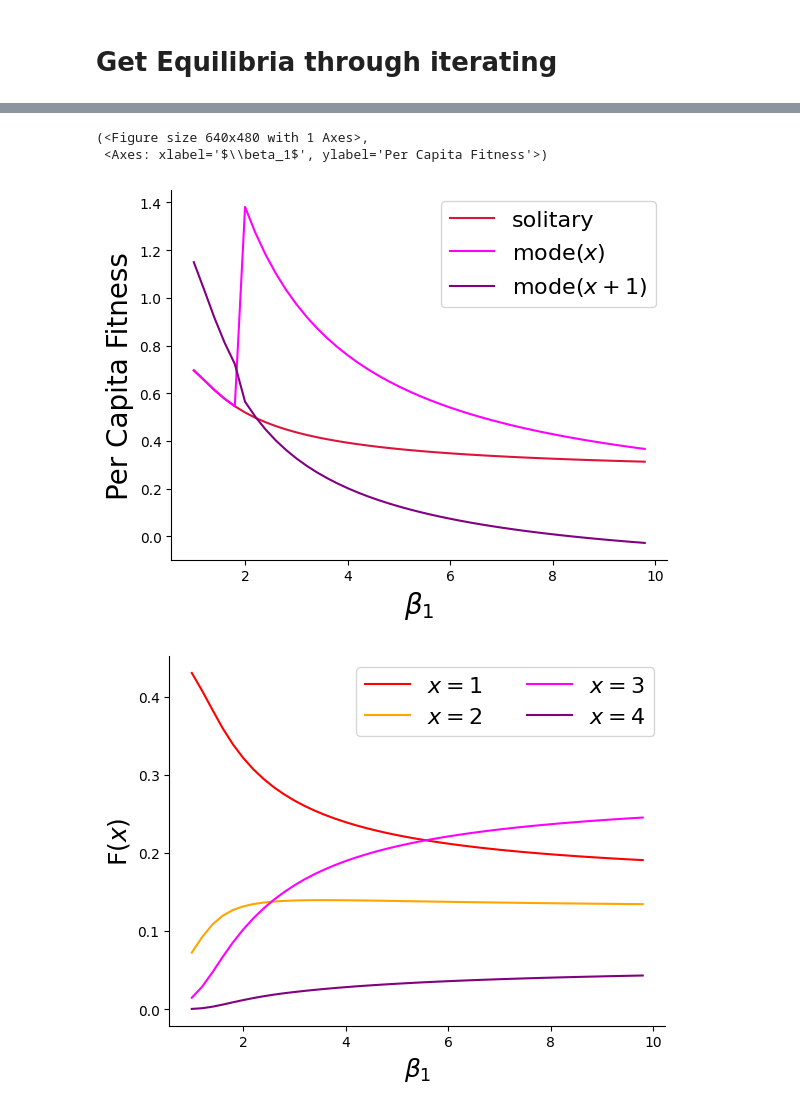
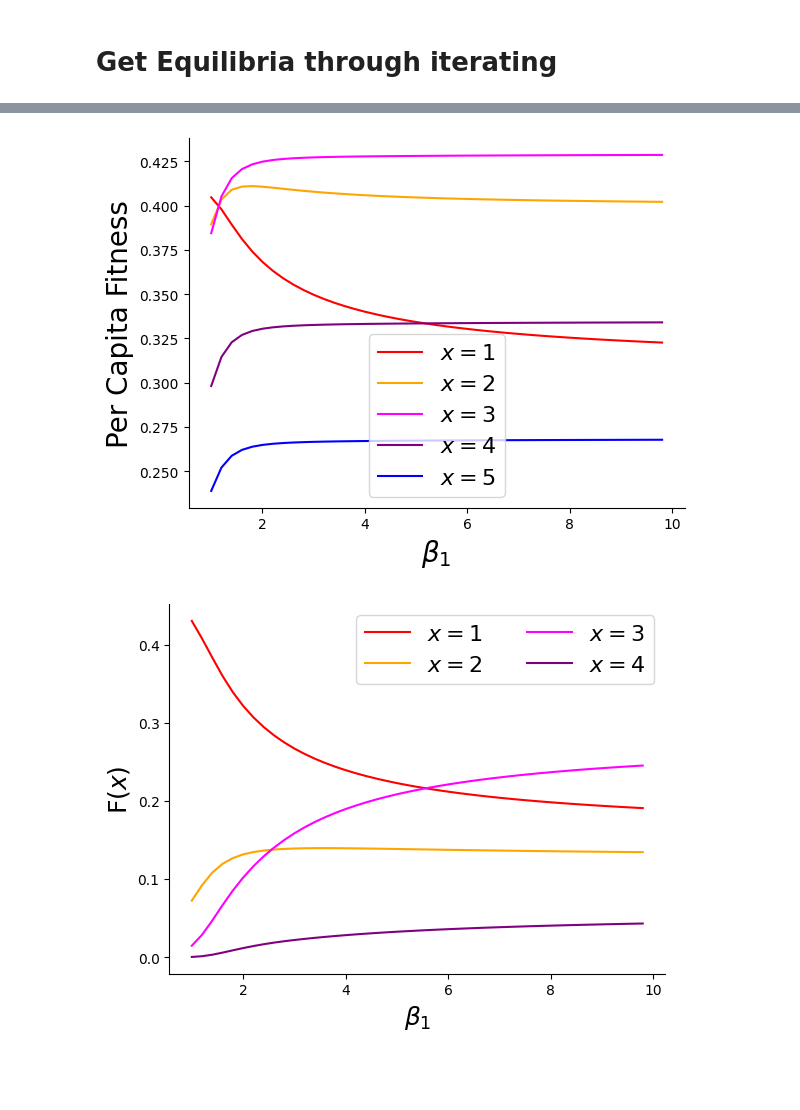
Before and after one commit to taliaborofsky/AdaptiveDynamics_CH_RS, a Jupyter notebook: TypeI_Eq_Plots.ipynb, the cells around one changed output, grey strips where cells are left out. Cells and saved outputs as stored; diff of their text form; code cells hidden in the pictures; blank space fills up the shorter version.

```diff
--- a/TypeI_Eq_Plots.ipynb
+++ b/TypeI_Eq_Plots.ipynb
@@ -183,27 +193,19 @@ plot_freq_x_eq(β1vec, Fxvecs, xvec, Pvec, β1lab,
 [figure]
-# %%
-def plot_W_mode_comparison(xvec,N1vec,N2vec,Fxvecs, params, fig = None, ax = None):
-    '''
-    Plots W(x) for the mode of x, and for x=1, and the mode of x + 1
-    '''
-    if fig == None:
-        fig,ax = plt.subplots(1,1)
-    x_mode = np.argmax(xvec*Fxvecs,1)+1
-    W_of_mode_x_plus_1 = per_capita_fitness_from_prey_non_dim(x_mode + 1, N1vec, N2vec, **params)
-    W_of_mode_x = per_capita_fitness_from_prey_non_dim(x_mode, N1vec, N2vec, **params)
-    W_of_1 = per_capita_fitness_from_prey_non_dim(1, N1vec, N2vec, **params)
-    ax.plot(β1vec, W_of_1, 'crimson', label = r'solitary')
-    ax.plot(β1vec, W_of_mode_x, 'magenta', label = r'mode$(x)$')
-    ax.plot(β1vec, W_of_mode_x_plus_1 - W_of_1, 'purple', label = r'mode$(x+1)$')
-
-    format_ax(ax, β1lab, 'Per Capita Fitness', if_legend = True)
-    return fig, ax
-
-plot_W_mode_comparison(xvec,N1vec,N2vec, Fxvecs, params_base.copy())
-# %% [output]
-(<Figure size 640x480 with 1 Axes>,
- <Axes: xlabel='$\\beta_1$', ylabel='Per Capita Fitness'>)
-[figure, removed]
+# %%
+β1vec = np.arange(1,10,0.2)
+fig,ax = plt.subplots(1,1)
+for x in range(1,6):
+    Wx = []
+    for N1,N2,β1 in zip(N1vec, N2vec, β1vec):
+        params = params_base.copy()
+        params['β1'] = β1
+        Wx.append( per_capita_fitness_from_prey_non_dim(x, N1, N2, **params))
+    ax.plot(β1vec,Wx,colors[x-1], label = r'$x = $'+'%d'%x)
+
+format_ax(ax, β1lab, 'Per Capita Fitness', if_legend = True, ncol_legend=1)
+fig.savefig(final_fig_path + 'Full_Dyn_beta1_vs_fitness_x.png', **figureops)
+# %% [output]
+[figure, added]
 # %%
 fig,ax = plot_F_equilibrium(β1vec, Fxvecs, xvec, β1lab, Fxlab, ncol_legend=2)
 # %% [output]
```
Also changed, not shown: parts of 5 cells of this notebook, 16 other files.
